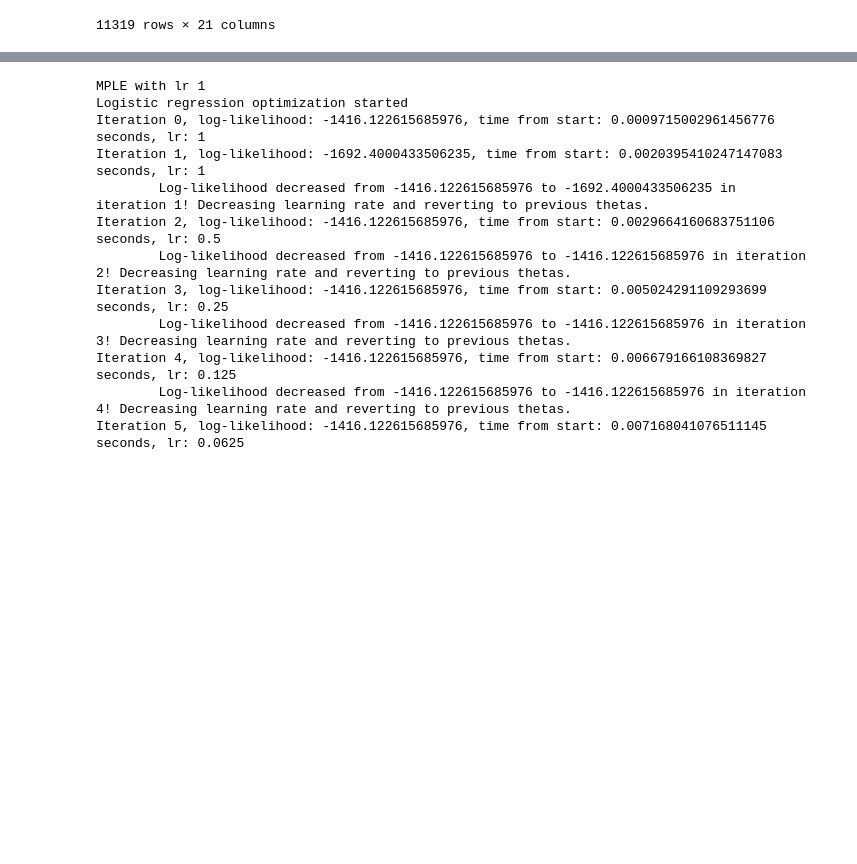
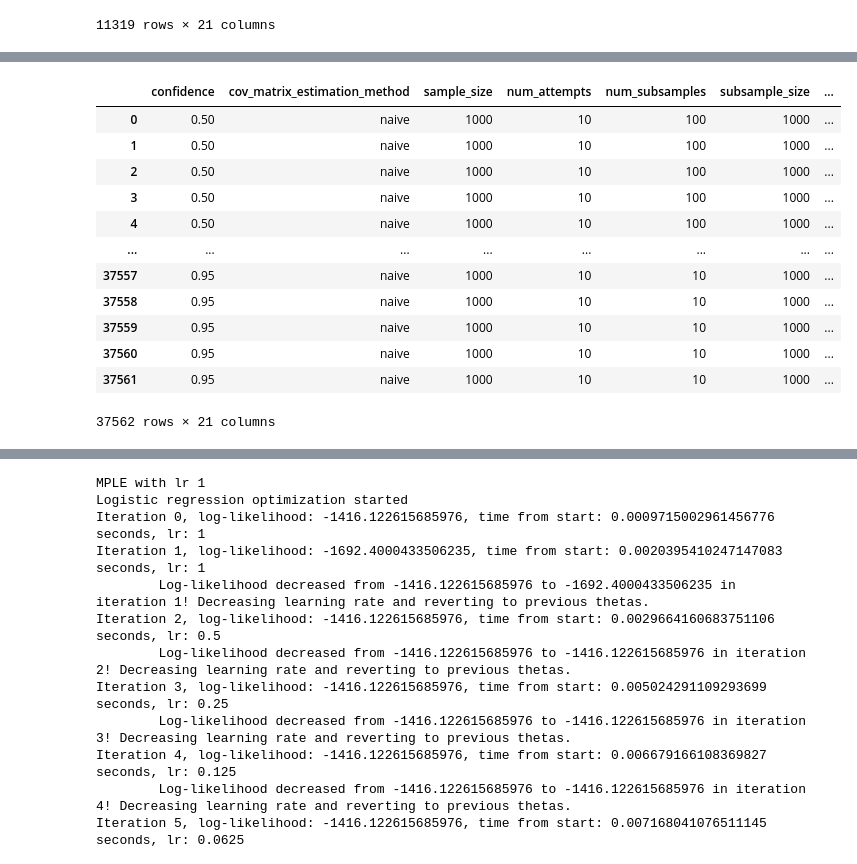
Before and after one commit to tomtalp/pyERGM, a Jupyter notebook: examples/convergence_benchmarks.ipynb, the cells around one changed output, grey strips where cells are left out. Saved outputs shown, nothing was run; the diff lists cells and outputs as text; code cells hidden in the pictures; blank space fills up the shorter version.

```diff
--- a/examples/convergence_benchmarks.ipynb
+++ b/examples/convergence_benchmarks.ipynb
@@ -1163,0 +1153,16 @@ df_for_concat
+# %%
+df
+# %% [output]
+|  | confidence | cov_matrix_estimation_method | sample_size | num_attempts | num_subsamples | subsample_size | ... |
+| 0 | 0.50 | naive | 1000 | 10 | 100 | 1000 | ... |
+| 1 | 0.50 | naive | 1000 | 10 | 100 | 1000 | ... |
+| 2 | 0.50 | naive | 1000 | 10 | 100 | 1000 | ... |
+| 3 | 0.50 | naive | 1000 | 10 | 100 | 1000 | ... |
+| 4 | 0.50 | naive | 1000 | 10 | 100 | 1000 | ... |
+| ... | ... | ... | ... | ... | ... | ... | ... |
+| 37557 | 0.95 | naive | 1000 | 10 | 10 | 1000 | ... |
+| 37558 | 0.95 | naive | 1000 | 10 | 10 | 1000 | ... |
+| 37559 | 0.95 | naive | 1000 | 10 | 10 | 1000 | ... |
+| 37560 | 0.95 | naive | 1000 | 10 | 10 | 1000 | ... |
+| 37561 | 0.95 | naive | 1000 | 10 | 10 | 1000 | ... |
+37562 rows × 21 columns
```
Also changed, not shown: parts of 6 cells of this notebook, 3 other files.
